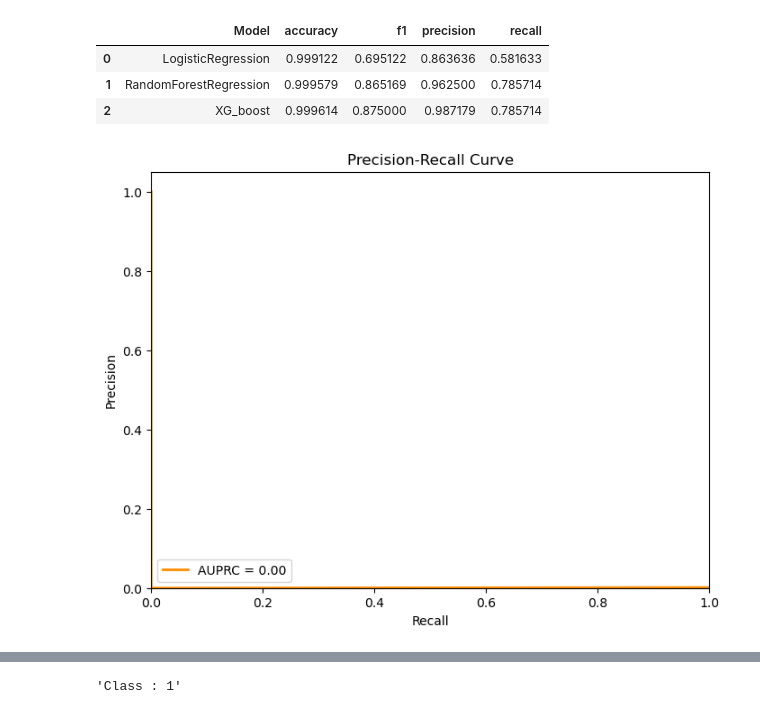
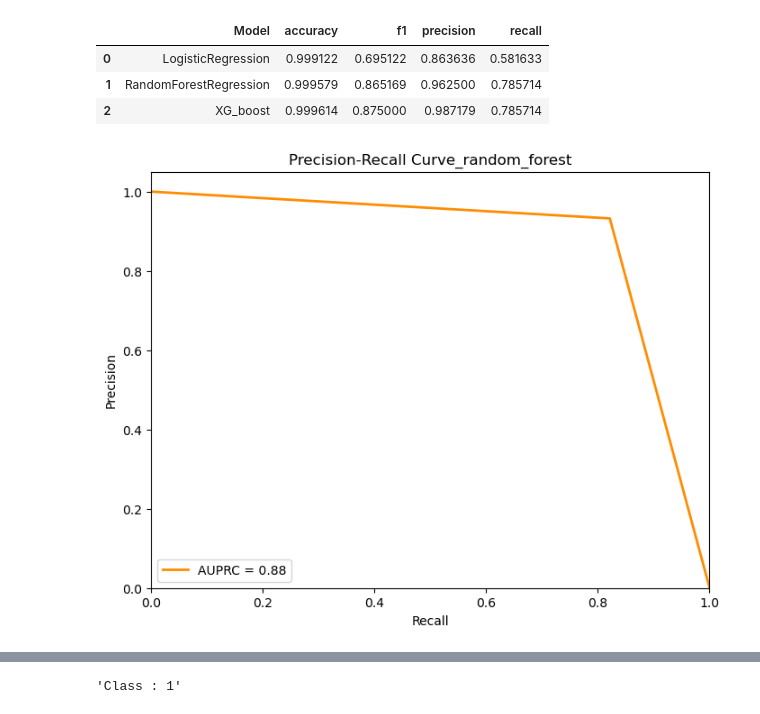
Before and after one commit to patilyash8076/Credit-Card-Fraud-Detection---Classification, a Jupyter notebook: Credit_card_fraud_detection.ipynb, the cells around one changed output, grey strips where cells are left out. Cells and saved outputs as stored; diff of their text form; code cells hidden in the pictures.

Commit message:
Commitng changes: precision_recall_ plot(AUPRC)

```diff
--- a/Credit_card_fraud_detection.ipynb
+++ b/Credit_card_fraud_detection.ipynb
@@ -486,18 +488,19 @@ result ## All models accuracy and perormance metrics
 # %%
 from sklearn.metrics import precision_recall_curve, auc
 from sklearn.model_selection import train_test_split
-precision, recall,_ = precision_recall_curve(y_test,y_pred_xg_test)
+
+precision, recall,_ = precision_recall_curve(y_test,y_pred_rm)
 
 # Calculate AUPRC
 auprc = auc(recall, precision)
 plt.figure(figsize=(8, 6))
 plt.plot(recall, precision, color='darkorange', lw=2, label=f'AUPRC = {auprc:.2f}')
 plt.xlabel('Recall')
 plt.ylabel('Precision')
 plt.xlim([0.0, 1.0])
 plt.ylim([0.0, 1.05])
-plt.title('Precision-Recall Curve')
+plt.title('Precision-Recall Curve_random_forest')
 plt.legend(loc='lower left')
 plt.show()
 # %% [output]
-[figure, old version]
+[figure, new version]
```
Also changed, not shown: parts of 10 cells of this notebook.
